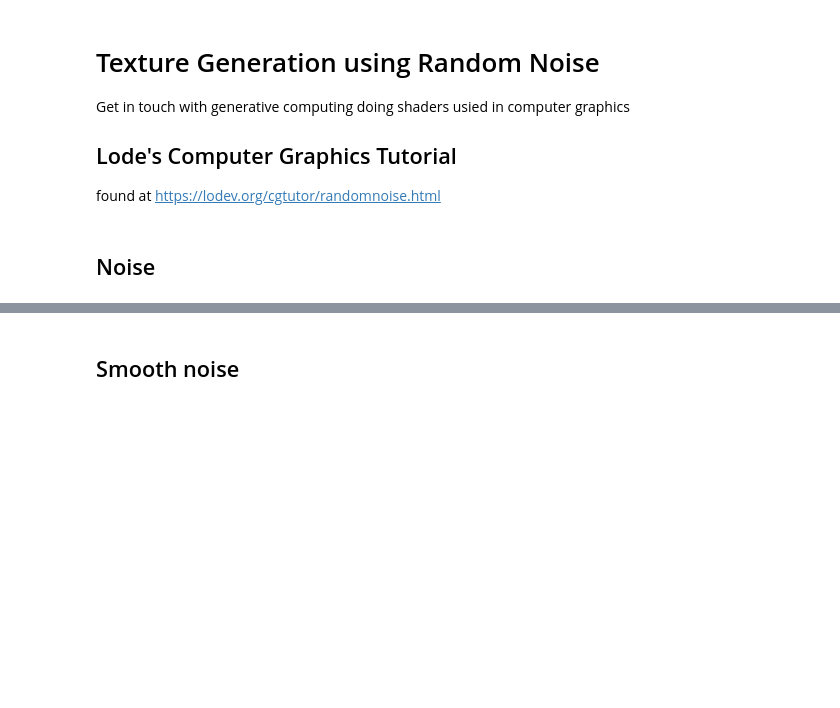
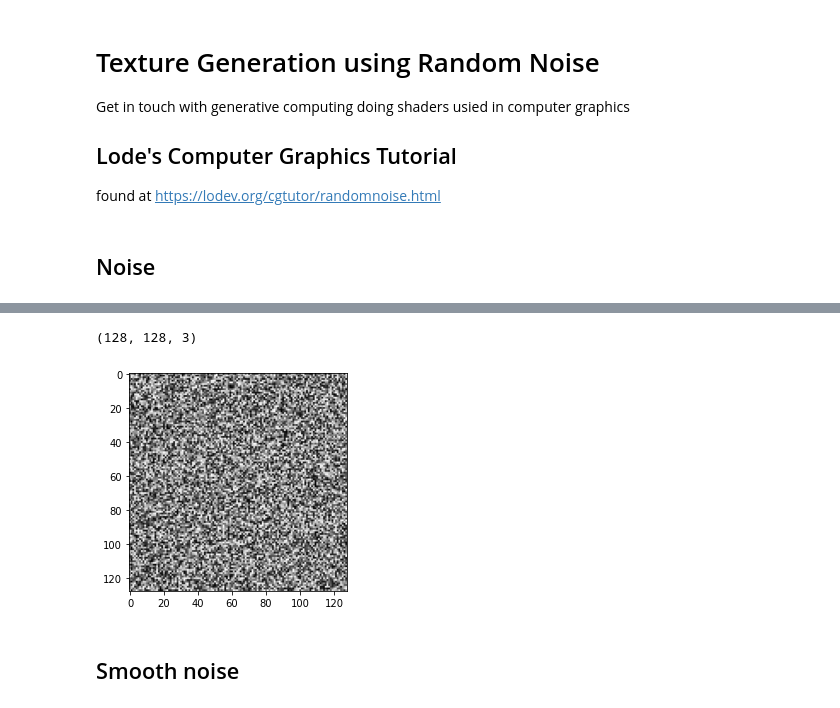
Before and after one commit to HaraldBlab/generative-computing, a Jupyter notebook: Texture_Generation_using_Random_Noise.ipynb, the cells around one changed output, grey strips where cells are left out. Cells and saved outputs as stored; diff of their text form; code cells hidden in the pictures; blank space fills up the shorter version.

```diff
--- a/Texture_Generation_using_Random_Noise.ipynb
+++ b/Texture_Generation_using_Random_Noise.ipynb
@@ -32,3 +41,8 @@ show_image(noise)
+# %%
+save_image(noise, "noise.png")
+# %% [output]
+(128, 128, 3)
+[figure, added]
 # %% [markdown]
 ## Smooth noise
 # %%
```
Also changed, not shown: parts of 18 cells of this notebook, 1 other file.
